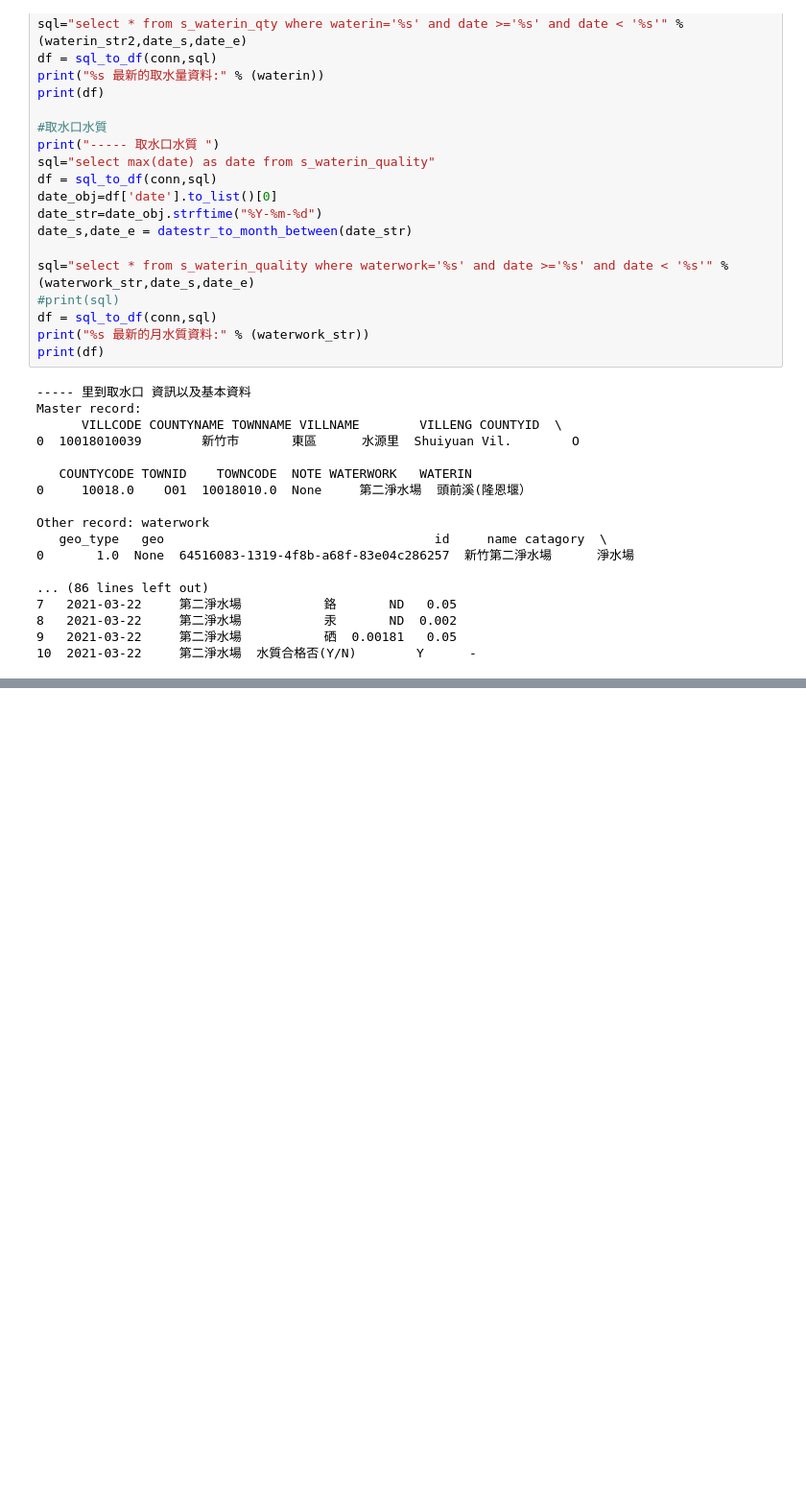
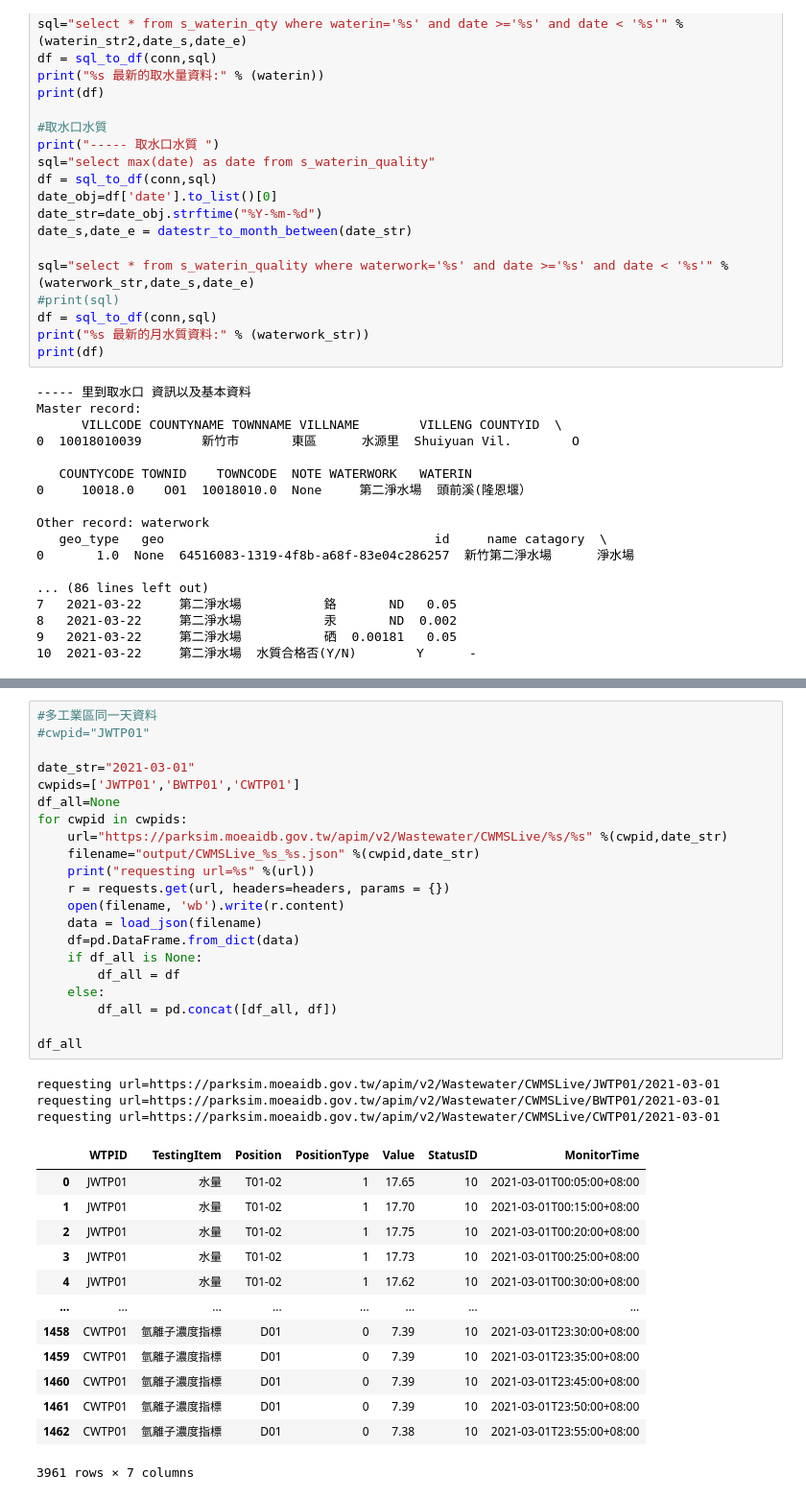
Before and after one commit to LinkItONEDevGroup/waterswak, a Jupyter notebook: engineer_mode.ipynb, the cells around one changed output, grey strips where cells are left out. Shown at 96% size. Saved outputs shown, nothing was run; the diff lists cells and outputs as text; blank space fills up the shorter version.

```diff
--- a/engineer_mode.ipynb
+++ b/engineer_mode.ipynb
@@ -1269,0 +1555,38 @@ N22->N22
+# %%
+#多工業區同一天資料
+#cwpid="JWTP01"
+
+date_str="2021-03-01"
+cwpids=['JWTP01','BWTP01','CWTP01']
+df_all=None
+for cwpid in cwpids:
+    url="https://parksim.moeaidb.gov.tw/apim/v2/Wastewater/CWMSLive/%s/%s" %(cwpid,date_str)
+    filename="output/CWMSLive_%s_%s.json" %(cwpid,date_str)
+    print("requesting url=%s" %(url))
+    r = requests.get(url, headers=headers, params = {})
+    open(filename, 'wb').write(r.content)
+    data = load_json(filename)
+    df=pd.DataFrame.from_dict(data)
+    if df_all is None:
+        df_all = df
+    else:
+        df_all = pd.concat([df_all, df])
+
+df_all
+# %% [output]
+requesting url=https://parksim.moeaidb.gov.tw/apim/v2/Wastewater/CWMSLive/JWTP01/2021-03-01
+requesting url=https://parksim.moeaidb.gov.tw/apim/v2/Wastewater/CWMSLive/BWTP01/2021-03-01
+requesting url=https://parksim.moeaidb.gov.tw/apim/v2/Wastewater/CWMSLive/CWTP01/2021-03-01
+|  | WTPID | TestingItem | Position | PositionType | Value | StatusID | MonitorTime |
+| 0 | JWTP01 | 水量 | T01-02 | 1 | 17.65 | 10 | 2021-03-01T00:05:00+08:00 |
+| 1 | JWTP01 | 水量 | T01-02 | 1 | 17.70 | 10 | 2021-03-01T00:15:00+08:00 |
+| 2 | JWTP01 | 水量 | T01-02 | 1 | 17.75 | 10 | 2021-03-01T00:20:00+08:00 |
+| 3 | JWTP01 | 水量 | T01-02 | 1 | 17.73 | 10 | 2021-03-01T00:25:00+08:00 |
+| 4 | JWTP01 | 水量 | T01-02 | 1 | 17.62 | 10 | 2021-03-01T00:30:00+08:00 |
+| ... | ... | ... | ... | ... | ... | ... | ... |
+| 1458 | CWTP01 | 氫離子濃度指標 | D01 | 0 | 7.39 | 10 | 2021-03-01T23:30:00+08:00 |
+| 1459 | CWTP01 | 氫離子濃度指標 | D01 | 0 | 7.39 | 10 | 2021-03-01T23:35:00+08:00 |
+| 1460 | CWTP01 | 氫離子濃度指標 | D01 | 0 | 7.39 | 10 | 2021-03-01T23:45:00+08:00 |
+| 1461 | CWTP01 | 氫離子濃度指標 | D01 | 0 | 7.39 | 10 | 2021-03-01T23:50:00+08:00 |
+| 1462 | CWTP01 | 氫離子濃度指標 | D01 | 0 | 7.38 | 10 | 2021-03-01T23:55:00+08:00 |
+3961 rows × 7 columns
```
Also changed, not shown: parts of 30 cells of this notebook, 42 other files.
